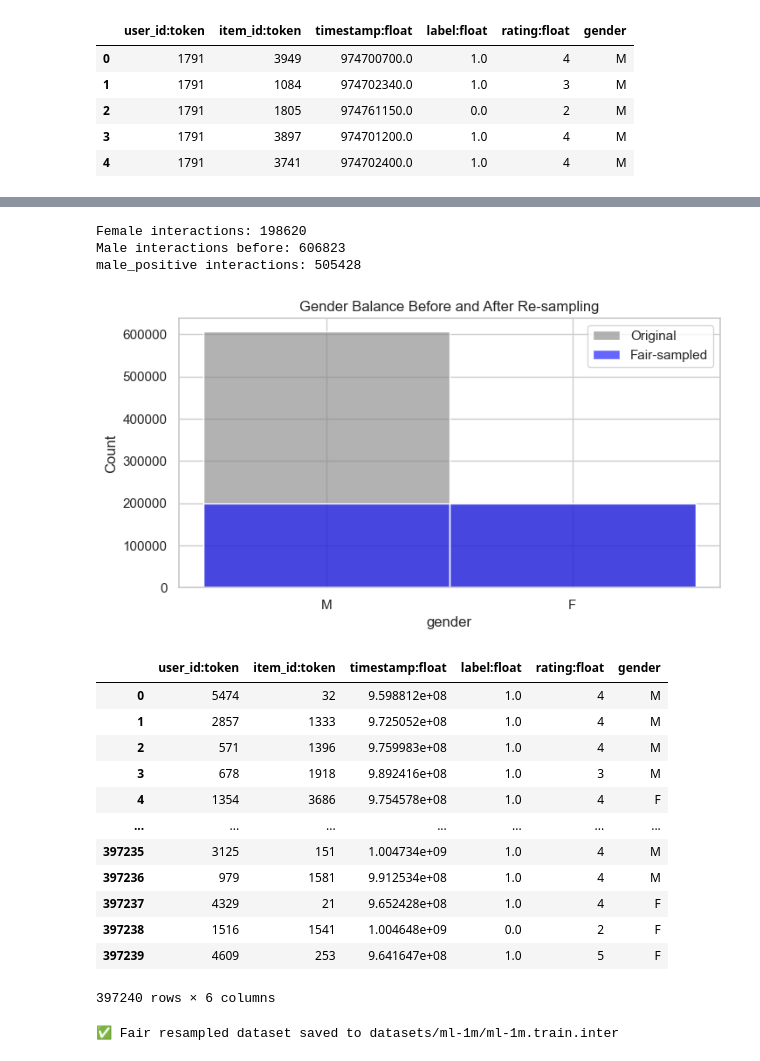
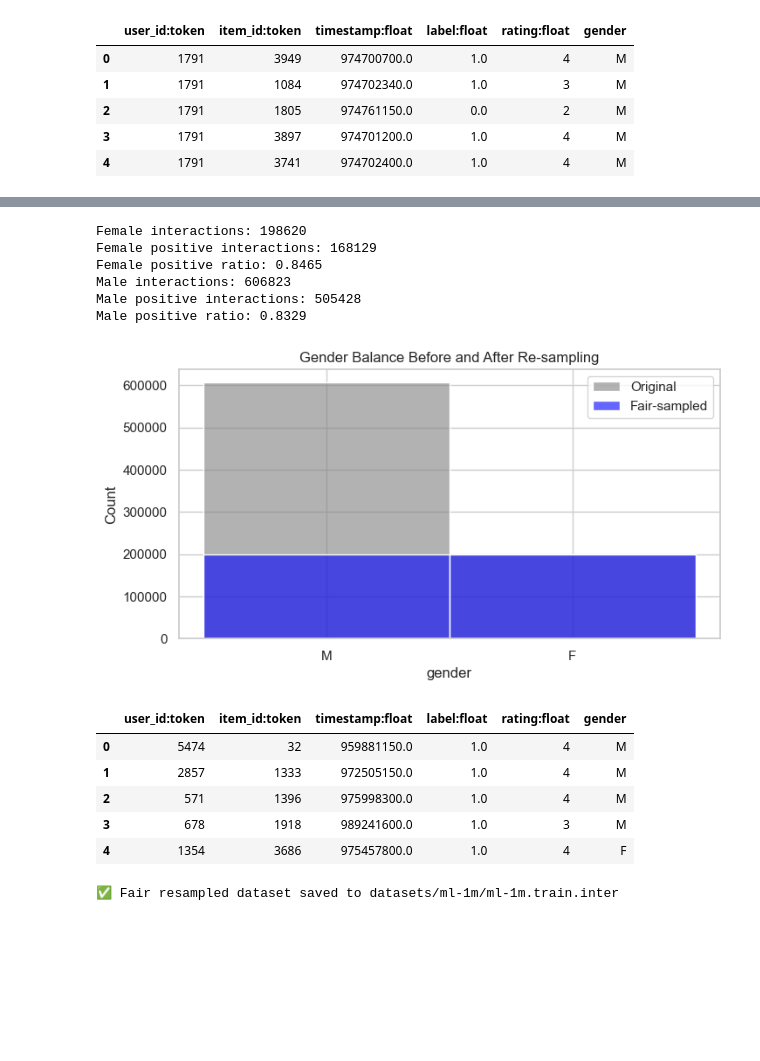
Before and after one commit to Jiaqing61/RScode, a Jupyter notebook: Resample/resample_ml.ipynb, the cells around one changed output, grey strips where cells are left out. Saved outputs shown, nothing was run; the diff lists cells and outputs as text; code cells hidden in the pictures; blank space fills up the shorter version.

```diff
--- a/Resample/resample_ml.ipynb
+++ b/Resample/resample_ml.ipynb
@@ -61,51 +42,55 @@ Name: proportion, dtype: float64
 # %%
-# 5. Balance male/female interactions (downsample majority group)
+# 4. Check gender distribution
 female_df = merged_df[merged_df['gender'] == 'F']
 male_df = merged_df[merged_df['gender'] == 'M']
 
-target_size = len(female_df)
-print(f"Female interactions: {target_size}")
-print(f"Male interactions before: {len(male_df)}")
+female_positive = female_df[female_df['label:float'] == 1]
+female_negative = female_df[female_df['label:float'] == 0]
+female_interactions = len(female_df)
+print(f"Female interactions: {female_interactions}")
+print(f"Female positive interactions: {len(female_positive)}")
+print(f"Female positive ratio: {len(female_positive) / female_interactions:.4f}")
 
 male_positive = male_df[male_df['label:float'] == 1]
 male_negative = male_df[male_df['label:float'] == 0]
-print(f"male_positive interactions: {len(male_positive)}")
-
-male_sampled = male_positive.sample(n=target_size, random_state=42)
+male_interactions = len(male_df)
+print(f"Male interactions: {male_interactions}")
+print(f"Male positive interactions: {len(male_positive)}")
+print(f"Male positive ratio: {len(male_positive) / male_interactions:.4f}")
 # %% [output]
 Female interactions: 198620
-Male interactions before: 606823
-male_positive interactions: 505428
+Female positive interactions: 168129
+Female positive ratio: 0.8465
+Male interactions: 606823
+Male positive interactions: 505428
+Male positive ratio: 0.8329
+# %%
+# 5. Balance male/female interactions (downsample majority group)
+male_sampled = male_df.sample(n=len(female_df), random_state=42)  #random sample to balance for fairness
+male_positive_sampled =  male_positive.sample(n=len(female_df), random_state=42) #sample positive for accuracy
 # %%
 # Combine and shuffle balanced groups
-df_fair = pd.concat([female_df, male_sampled], ignore_index=True)
+df_fair = pd.concat([female_df, male_positive_sampled], ignore_index=True) #change here
 df_fair = df_fair.sample(frac=1, random_state=42).reset_index(drop=True)
 
 
 # 7. Optional: plot before and after
 plt.figure(figsize=(8,4))
 sns.histplot(data=merged_df, x="gender", stat="count", color="gray", label="Original", alpha=0.6)
 sns.histplot(data=df_fair, x="gender", stat="count", color="blue", label="Fair-sampled", alpha=0.6)
 plt.title("Gender Balance Before and After Re-sampling")
 plt.legend()
 plt.show()
 
-display(df_fair)
+display(df_fair.head())
 # %% [output]
 [figure]
 |  | user_id:token | item_id:token | timestamp:float | label:float | rating:float | gender |
-| 0 | 5474 | 32 | 9.598812e+08 | 1.0 | 4 | M |
-| 1 | 2857 | 1333 | 9.725052e+08 | 1.0 | 4 | M |
-| 2 | 571 | 1396 | 9.759983e+08 | 1.0 | 4 | M |
-| 3 | 678 | 1918 | 9.892416e+08 | 1.0 | 3 | M |
-| 4 | 1354 | 3686 | 9.754578e+08 | 1.0 | 4 | F |
-| ... | ... | ... | ... | ... | ... | ... |
-| 397235 | 3125 | 151 | 1.004734e+09 | 1.0 | 4 | M |
-| 397236 | 979 | 1581 | 9.912534e+08 | 1.0 | 4 | M |
-| 397237 | 4329 | 21 | 9.652428e+08 | 1.0 | 4 | F |
-| 397238 | 1516 | 1541 | 1.004648e+09 | 0.0 | 2 | F |
-| 397239 | 4609 | 253 | 9.641647e+08 | 1.0 | 5 | F |
+| 0 | 5474 | 32 | 959881150.0 | 1.0 | 4 | M |
+| 1 | 2857 | 1333 | 972505150.0 | 1.0 | 4 | M |
+| 2 | 571 | 1396 | 975998300.0 | 1.0 | 4 | M |
+| 3 | 678 | 1918 | 989241600.0 | 1.0 | 3 | M |
+| 4 | 1354 | 3686 | 975457800.0 | 1.0 | 4 | F |
-397240 rows × 6 columns
 # %%
 # 8. Save re-sampled interaction set
 import os
```
Also changed, not shown: parts of 6 cells of this notebook, 51 other files.
